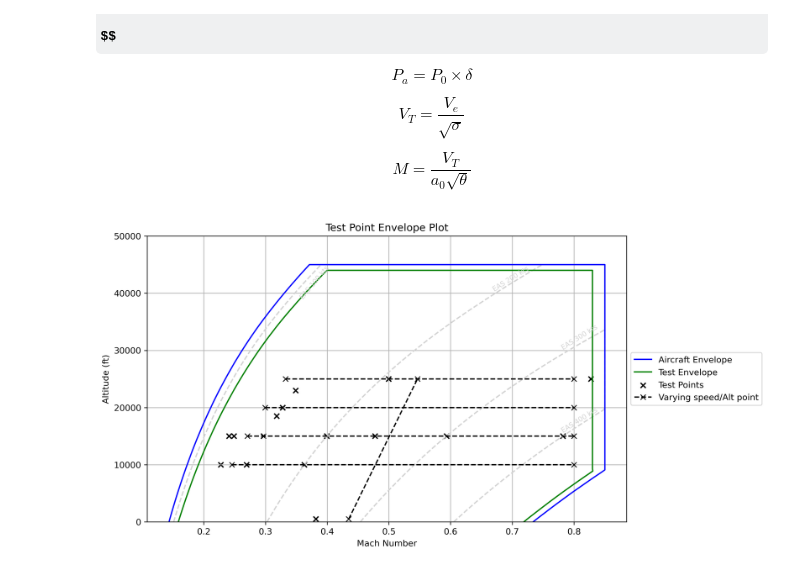
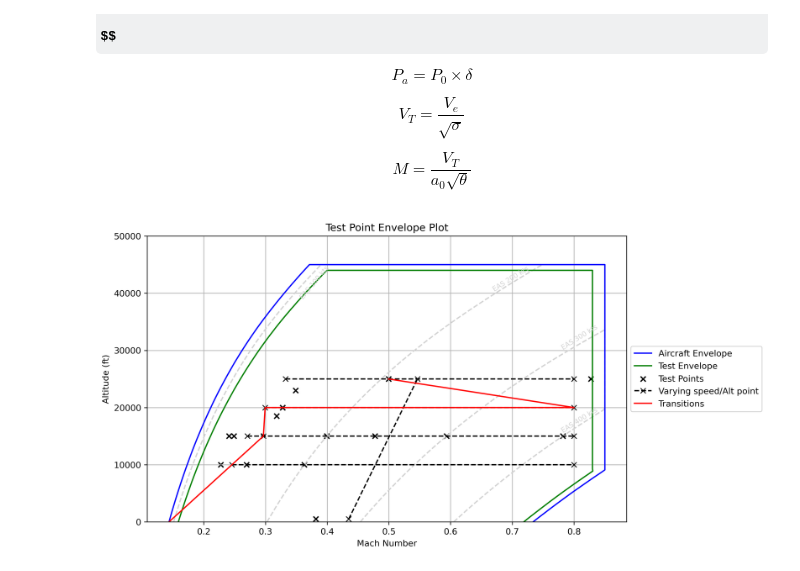
Before and after one commit to dg1234uk/flight-test-aircraft-envelope, a Jupyter notebook: aircraft-envelope.ipynb, the cells around one changed output. Drawn from its saved outputs; the diff is of its cells as text; code cells hidden in the pictures; some formulas as TeX source.

Commit message:
transitions updated

```diff
--- a/aircraft-envelope.ipynb
+++ b/aircraft-envelope.ipynb
@@ -258,7 +258,7 @@ test_points['Mach'] = test_points.apply(
 )
 # %%
 transitions = pd.DataFrame({
-    "Speed Value": [95, 148, 110, 0.8, 205],
+    "Speed Value": [95, 148, 135, 0.8, 205],
     "Speed Type": ["CAS", "CAS", "CAS", "Mach", "CAS"],
     "Altitude [ft]": [0, 15000, 20000, 20000, 25000]
 })
@@ -310,32 +310,32 @@ plt.plot(test_envelope['Mach'], test_envelope['Altitude'], label="Test Envelope"
 #     plt.scatter(subset['Mach'], subset['Altitude [ft]'], label=test_point, marker=marker, color=color)
 # =============================================================================
 
 
 plt.scatter(test_points['Mach'], test_points['Altitude [ft]'], label="Test Points", marker='x', color='black')
 
 # Plot varying test points
 first_entry = True
 for index, row in test_ranges.iterrows():
     if first_entry:
         plt.plot([row['From Mach'], row['To Mach']],
                  [row['From Altitude [ft]'], row['To Altitude [ft]']],
                  marker='x', color="black", linestyle='--', label="Varying speed/Alt point")
         first_entry = False
     else:
         plt.plot([row['From Mach'], row['To Mach']],
                  [row['From Altitude [ft]'], row['To Altitude [ft]']],
                  marker='x', color="black", linestyle='--')
 
 # Plot transitions
-# plt.plot(transitions['Mach'], transitions['Altitude [ft]'], label="Transitions", color='red')
+plt.plot(transitions['Mach'], transitions['Altitude [ft]'], label="Transitions", color='red')
 
 plt.xlabel("Mach Number")
 plt.ylabel("Altitude (ft)")
 plt.title("Test Point Envelope Plot")
 plt.grid()
 plt.ylim(0, max_altitude+5000)
 plt.legend(loc='center left', bbox_to_anchor=(1, 0.5))
 plt.savefig('./plots/test_point_envelope_plot.png', dpi=300, bbox_inches='tight')
 plt.show()
 # %% [output]
-[figure, old version]
+[figure, new version]
```
